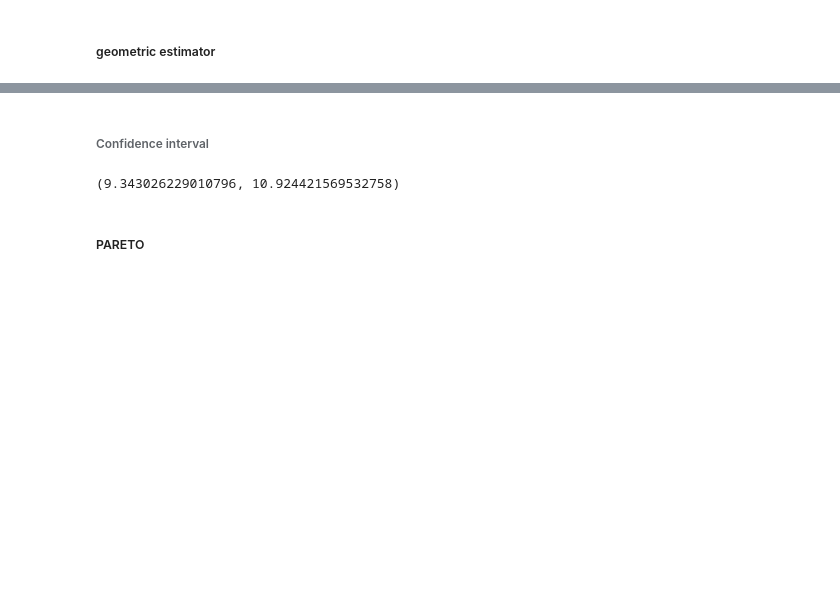
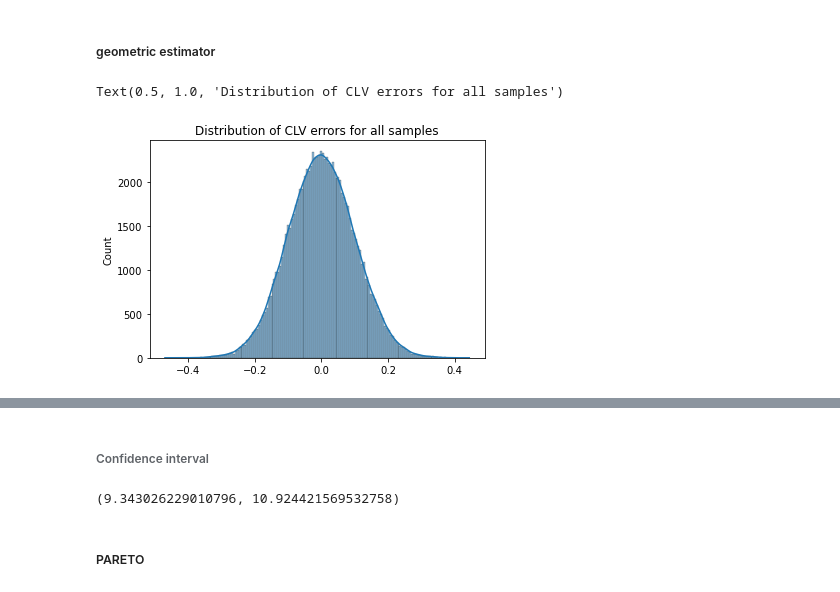
Before and after one commit to louizaaouaouche/Statistical-estimation-of-CLV, a Jupyter notebook: src/notebook.ipynb, the cells around one changed output, grey strips where cells are left out. Saved outputs shown, nothing was run; the diff lists cells and outputs as text; code cells hidden in the pictures; blank space fills up the shorter version.

```diff
--- a/src/notebook.ipynb
+++ b/src/notebook.ipynb
@@ -51,0 +64,5 @@ while (np.abs(clv_geom-mean)>epsilon):
+# %%
+sns.histplot(clv_geom_errors, kde = True).set_title("Distribution of CLV errors for all samples")
+# %% [output]
+Text(0.5, 1.0, 'Distribution of CLV errors for all samples')
+[figure, added]
```
Also changed, not shown: parts of 17 cells of this notebook.
